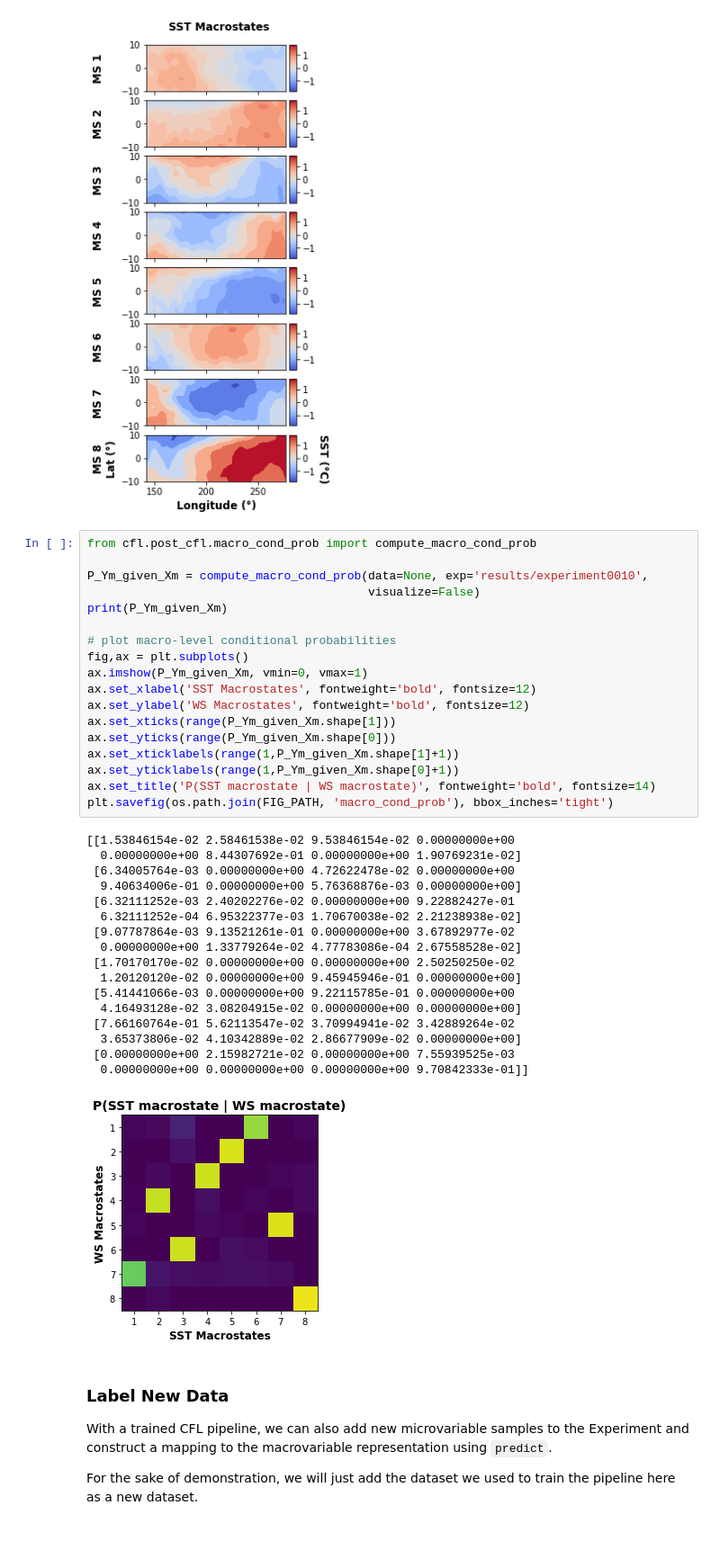
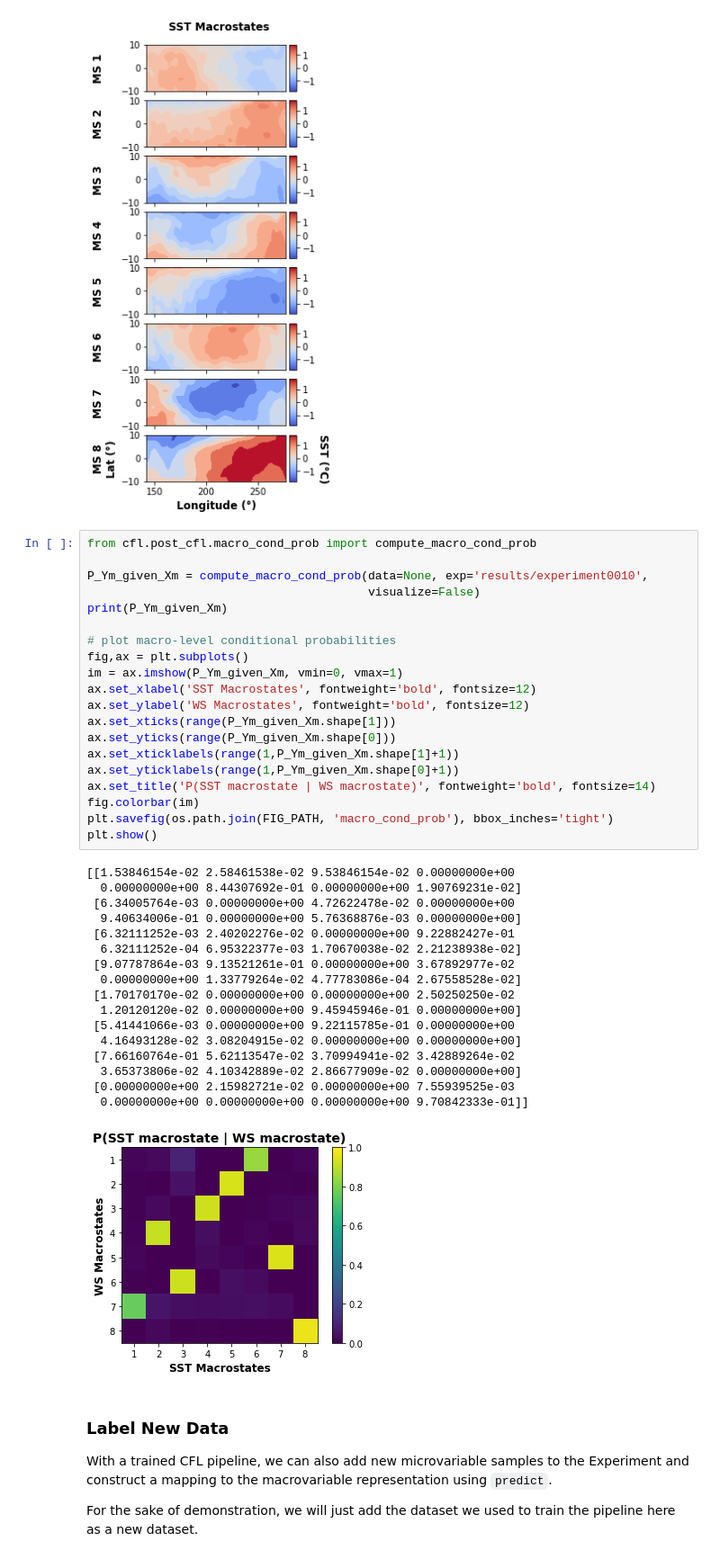
Before and after one commit to eberharf/cfl, a Jupyter notebook: docs/source/examples/el_nino_example.ipynb, the cells around one changed output. Shown at 90% size. Drawn from its saved outputs; the diff is of its cells as text.

Commit message:
Reformat post-cfl plots

```diff
--- a/docs/source/examples/el_nino_example.ipynb
+++ b/docs/source/examples/el_nino_example.ipynb
@@ -215,35 +215,37 @@ P_Ym_given_Xm = compute_macro_cond_prob(data=None, exp='results/experiment0010',
                                         visualize=False)
 print(P_Ym_given_Xm)
 
 # plot macro-level conditional probabilities
 fig,ax = plt.subplots()
-ax.imshow(P_Ym_given_Xm, vmin=0, vmax=1)
+im = ax.imshow(P_Ym_given_Xm, vmin=0, vmax=1)
 ax.set_xlabel('SST Macrostates', fontweight='bold', fontsize=12)
 ax.set_ylabel('WS Macrostates', fontweight='bold', fontsize=12)
 ax.set_xticks(range(P_Ym_given_Xm.shape[1]))
 ax.set_yticks(range(P_Ym_given_Xm.shape[0]))
 ax.set_xticklabels(range(1,P_Ym_given_Xm.shape[1]+1))
 ax.set_yticklabels(range(1,P_Ym_given_Xm.shape[0]+1))
 ax.set_title('P(SST macrostate | WS macrostate)', fontweight='bold', fontsize=14)
+fig.colorbar(im)
 plt.savefig(os.path.join(FIG_PATH, 'macro_cond_prob'), bbox_inches='tight')
+plt.show()
 # %% [output]
 [[1.53846154e-02 2.58461538e-02 9.53846154e-02 0.00000000e+00
   0.00000000e+00 8.44307692e-01 0.00000000e+00 1.90769231e-02]
  [6.34005764e-03 0.00000000e+00 4.72622478e-02 0.00000000e+00
   9.40634006e-01 0.00000000e+00 5.76368876e-03 0.00000000e+00]
  [6.32111252e-03 2.40202276e-02 0.00000000e+00 9.22882427e-01
   6.32111252e-04 6.95322377e-03 1.70670038e-02 2.21238938e-02]
  [9.07787864e-03 9.13521261e-01 0.00000000e+00 3.67892977e-02
   0.00000000e+00 1.33779264e-02 4.77783086e-04 2.67558528e-02]
  [1.70170170e-02 0.00000000e+00 0.00000000e+00 2.50250250e-02
   1.20120120e-02 0.00000000e+00 9.45945946e-01 0.00000000e+00]
  [5.41441066e-03 0.00000000e+00 9.22115785e-01 0.00000000e+00
   4.16493128e-02 3.08204915e-02 0.00000000e+00 0.00000000e+00]
  [7.66160764e-01 5.62113547e-02 3.70994941e-02 3.42889264e-02
   3.65373806e-02 4.10342889e-02 2.86677909e-02 0.00000000e+00]
  [0.00000000e+00 2.15982721e-02 0.00000000e+00 7.55939525e-03
   0.00000000e+00 0.00000000e+00 0.00000000e+00 9.70842333e-01]]
-[figure, old version]
+[figure, new version]
 # %% [markdown]
 ### Label New Data
 
```
Also changed, not shown: parts of 1 cell of this notebook, 1 other file.
